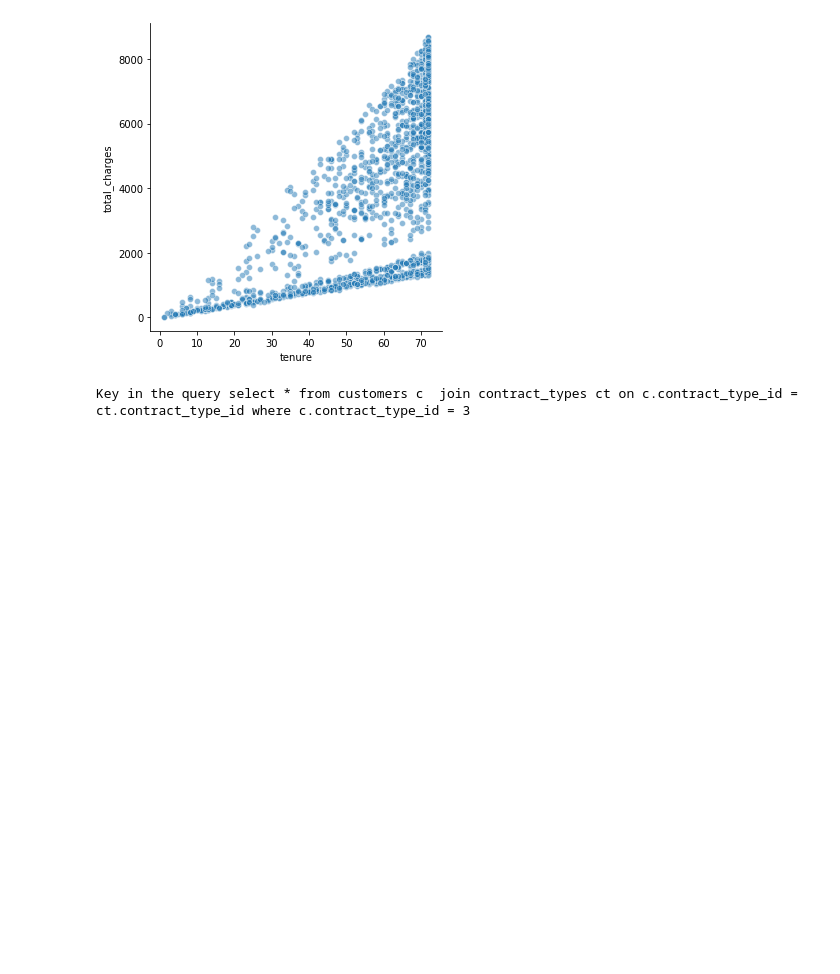
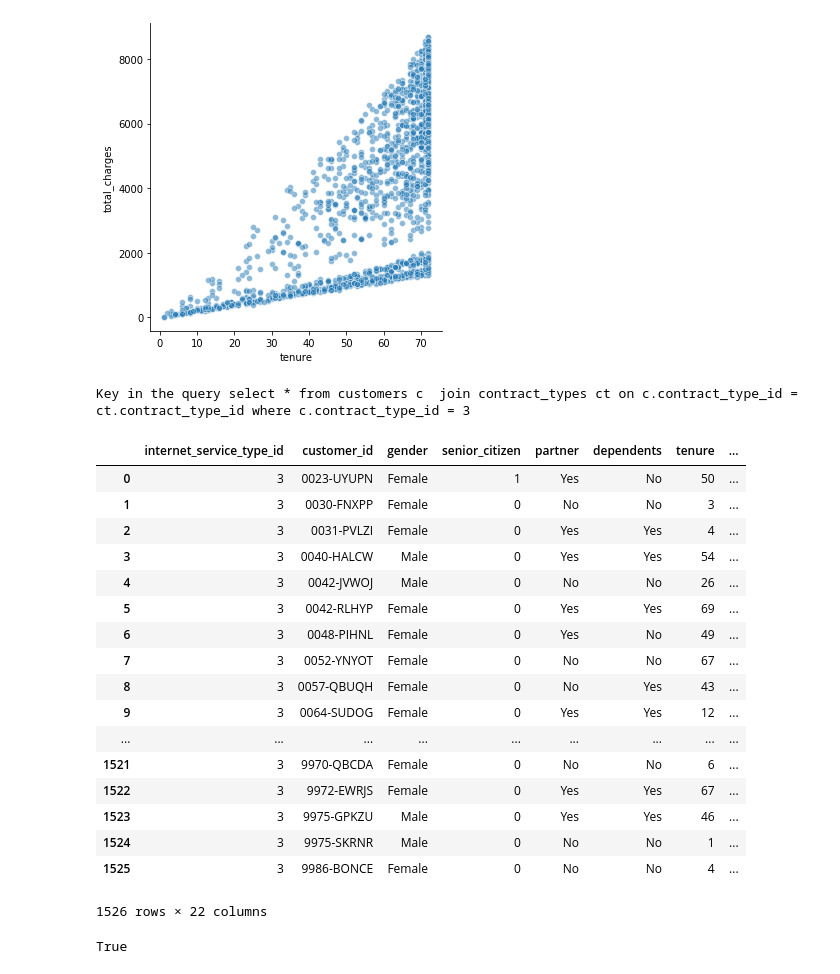
Before and after one commit to Jacqueline-A-Shay/ds-methodologies-exercises, a Jupyter notebook: regression/wrangle.ipynb, the cells around one changed output. Saved outputs shown, nothing was run; the diff lists cells and outputs as text; code cells hidden in the pictures; blank space fills up the shorter version.

```diff
--- a/regression/wrangle.ipynb
+++ b/regression/wrangle.ipynb
@@ -147,3 +147,38 @@ sns.relplot(data = reg, y = 'total_charges', x = 'tenure', alpha = .5)
 import wrangle
 # %% [output]
 Key in the query select * from customers c  join contract_types ct on c.contract_type_id = ct.contract_type_id where c.contract_type_id = 3
+# %%
+def get_db_url():
+    url = f'mysql+pymysql://{user}:{password}@{host}/{database_name}'
+    return url
+from env import host, user, password
+# %%
+query = '''
+SELECT *
+FROM customers
+JOIN internet_service_types USING (internet_service_type_id)
+WHERE internet_service_type_id = 3
+'''
+database_name = 'telco_churn'
+df = pd.read_sql(query,get_db_url())
+# %%
+df
+# %% [output]
+|  | internet_service_type_id | customer_id | gender | senior_citizen | partner | dependents | tenure | ... |
+| 0 | 3 | 0023-UYUPN | Female | 1 | Yes | No | 50 | ... |
+| 1 | 3 | 0030-FNXPP | Female | 0 | No | No | 3 | ... |
+| 2 | 3 | 0031-PVLZI | Female | 0 | Yes | Yes | 4 | ... |
+| 3 | 3 | 0040-HALCW | Male | 0 | Yes | Yes | 54 | ... |
+| 4 | 3 | 0042-JVWOJ | Male | 0 | No | No | 26 | ... |
+| 5 | 3 | 0042-RLHYP | Female | 0 | Yes | Yes | 69 | ... |
+| 6 | 3 | 0048-PIHNL | Female | 0 | Yes | No | 49 | ... |
+| 7 | 3 | 0052-YNYOT | Female | 0 | No | No | 67 | ... |
+| 8 | 3 | 0057-QBUQH | Female | 0 | No | Yes | 43 | ... |
+| 9 | 3 | 0064-SUDOG | Female | 0 | Yes | Yes | 12 | ... |
+| ... | ... | ... | ... | ... | ... | ... | ... | ... |
+| 1521 | 3 | 9970-QBCDA | Female | 0 | No | No | 6 | ... |
+| 1522 | 3 | 9972-EWRJS | Female | 0 | Yes | Yes | 67 | ... |
+| 1523 | 3 | 9975-GPKZU | Male | 0 | Yes | Yes | 46 | ... |
+| 1524 | 3 | 9975-SKRNR | Male | 0 | No | No | 1 | ... |
+| 1525 | 3 | 9986-BONCE | Female | 0 | No | No | 4 | ... |
+1526 rows × 22 columns
@@ -149,0 +198,8 @@ Key in the query select * from customers c  join contract_types ct on c.contract
+# %%
+df = df[["customer_id", "tenure", "monthly_charges", "total_charges"]]
+df.total_charges.sort_values() # will see the blank cells show up
+df.total_charges[255] # what what's in the blank cell
+(df.total_charges == ' ').sum()
+(df.total_charges == ' ').any() # return T/F
+# %% [output]
+True
```
Also changed, not shown: parts of 9 cells of this notebook, 3 other files.
